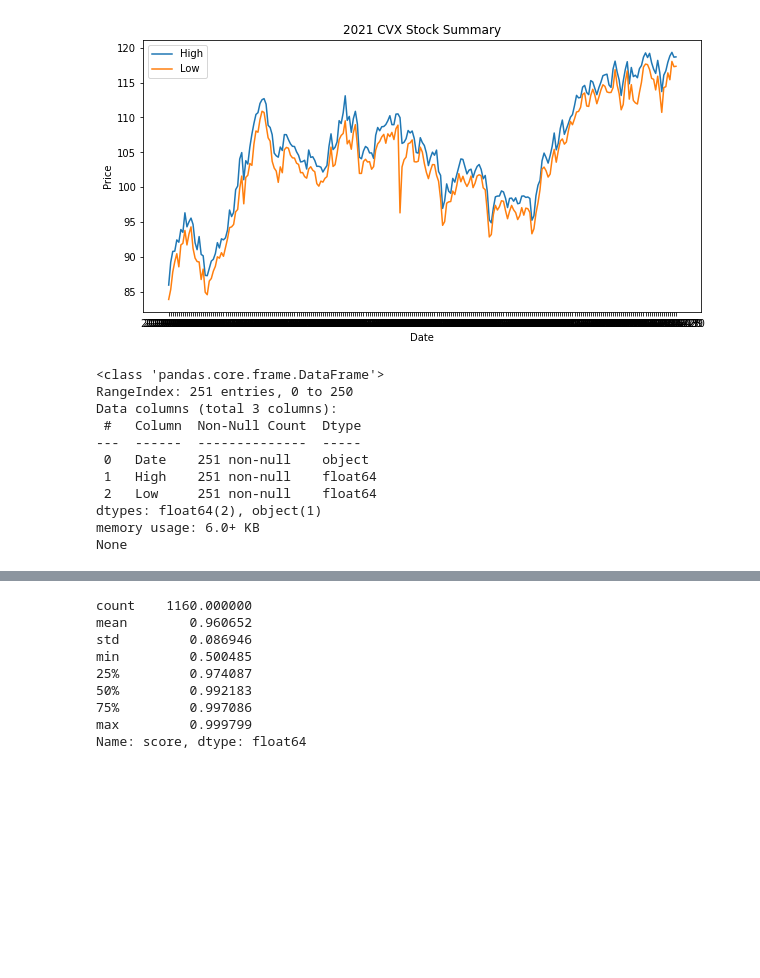
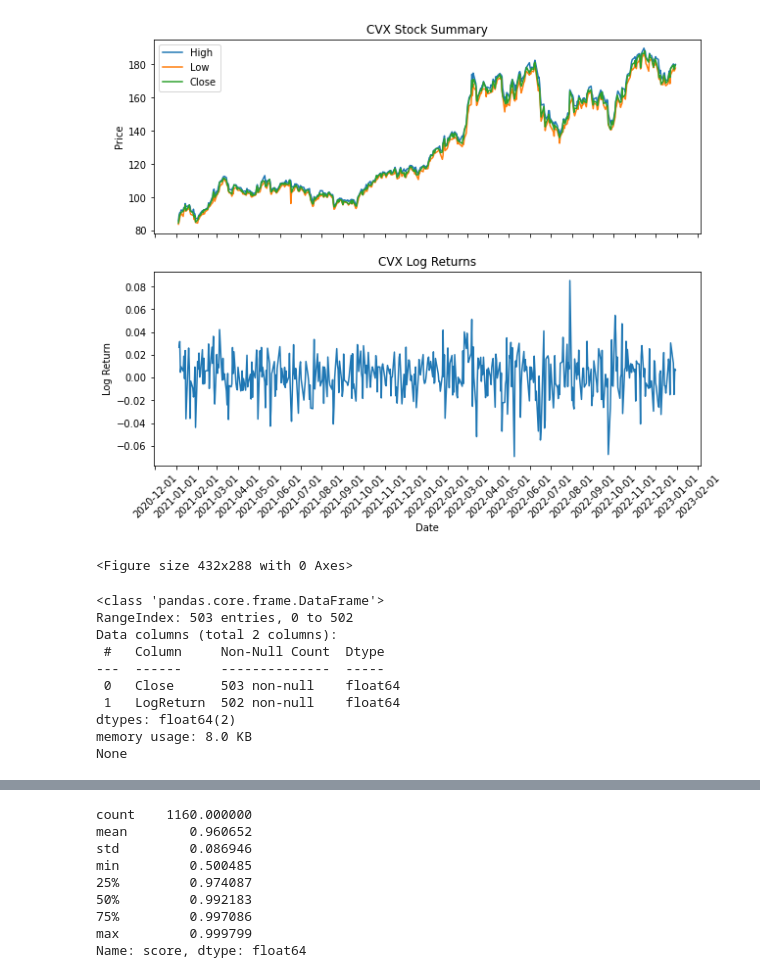
Before and after one commit to PranavTavildar1/Senior-Thesis, a Jupyter notebook: code/eda.ipynb, the cells around one changed output, grey strips where cells are left out. Cells and saved outputs as stored; diff of their text form; code cells hidden in the pictures; blank space fills up the shorter version.

```diff
--- a/code/eda.ipynb
+++ b/code/eda.ipynb
@@ -6,17 +7,0 @@ from pylab import rcParams
-# %%
-### Generating Plot to Describe the Stock Data
-CVX_df = pd.read_csv("../data/ChevronStock2021.csv")
-x = CVX_df['Date']
-y = CVX_df['High']
-z = CVX_df['Low']
-
-fig, ax = plt.subplots(figsize=(10,5))
-ax.plot(x, y, label='High')
-ax.plot(x, z, label='Low')
-ax.set_xlabel('Date')
-ax.set_ylabel('Price')
-ax.set_title('2021 CVX Stock Summary')
-ax.legend();
-plt.savefig('../figures/fig1.pdf')
-# %% [output]
-[figure, removed]
@@ -23,19 +38,60 @@ plt.savefig('../figures/fig1.pdf')
+# %%
+
+
+# Convert the 'Date' column to a datetime object
+CVX_df['Date'] = pd.to_datetime(CVX_df['Date'])
+
+# Create new columns for the year and month
+CVX_df['Year'] = CVX_df['Date'].dt.year
+CVX_df['Month'] = CVX_df['Date'].dt.month
+
+# Group the data by year and month, and get the first date for each group
+first_of_month = CVX_df.groupby(['Year', 'Month']).first()['Date']
+
+# Calculate log returns
+CVX_df['LogReturn'] = np.log(CVX_df['Close']).diff()
+
+# Plot the data
+fig, (ax1, ax2) = plt.subplots(2, 1, figsize=(10,8), sharex=True)
+
+# First subplot: stock prices
+ax1.plot(CVX_df['Date'], CVX_df['High'], label='High')
+ax1.plot(CVX_df['Date'], CVX_df['Low'], label='Low')
+ax1.plot(CVX_df['Date'], CVX_df['Close'], label='Close')
+ax1.set_ylabel('Price')
+ax1.set_title('CVX Stock Summary')
+ax1.legend()
+
+# Second subplot: log returns
+ax2.plot(CVX_df['Date'], CVX_df['LogReturn'])
+ax2.set_xlabel('Date')
+ax2.set_ylabel('Log Return')
+ax2.set_title('CVX Log Returns')
+
+# Set the x-axis ticks to be the first day of each month
+ax1.xaxis.set_major_locator(mdates.MonthLocator())
+ax1.xaxis.set_major_formatter(mdates.DateFormatter('%Y-%m-%d'))
+plt.xticks(rotation=45)
+plt.savefig('../figures/fig2.pdf')
+plt.show()
+# %% [output]
+[figure, added]
+<Figure size 432x288 with 0 Axes>
 # %%
 # Doing Analysis with our Fetures of Interest
-keeplist = ['Date','High','Low']
+keeplist = ['Close', "LogReturn"]
 summedstockdf = CVX_df[keeplist]
 print(summedstockdf.info())
 # %% [output]
 <class 'pandas.core.frame.DataFrame'>
-RangeIndex: 251 entries, 0 to 250
-Data columns (total 3 columns):
- #   Column  Non-Null Count  Dtype
----  ------  --------------  -----
- 0   Date    251 non-null    object
- 1   High    251 non-null    float64
- 2   Low     251 non-null    float64
-dtypes: float64(2), object(1)
-memory usage: 6.0+ KB
+RangeIndex: 503 entries, 0 to 502
+Data columns (total 2 columns):
+ #   Column     Non-Null Count  Dtype
+---  ------     --------------  -----
+ 0   Close      503 non-null    float64
+ 1   LogReturn  502 non-null    float64
+dtypes: float64(2)
+memory usage: 8.0 KB
 None
 # %%
 #creating some summary statistics
```
Also changed, not shown: parts of 4 cells of this notebook, 20 other files.
